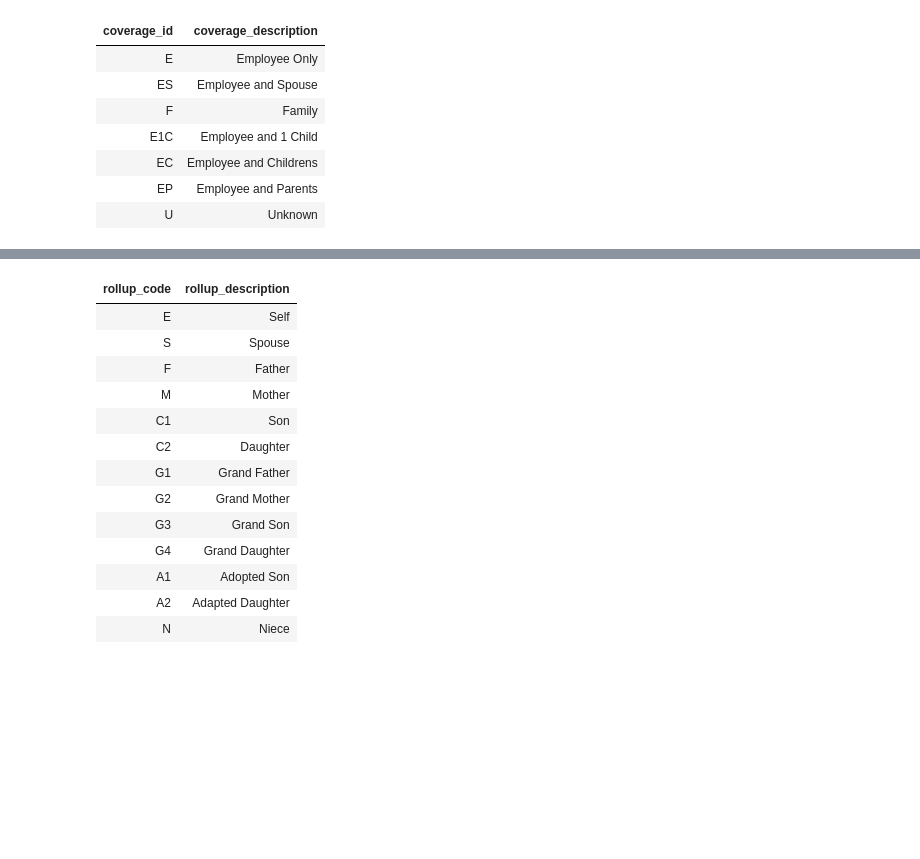
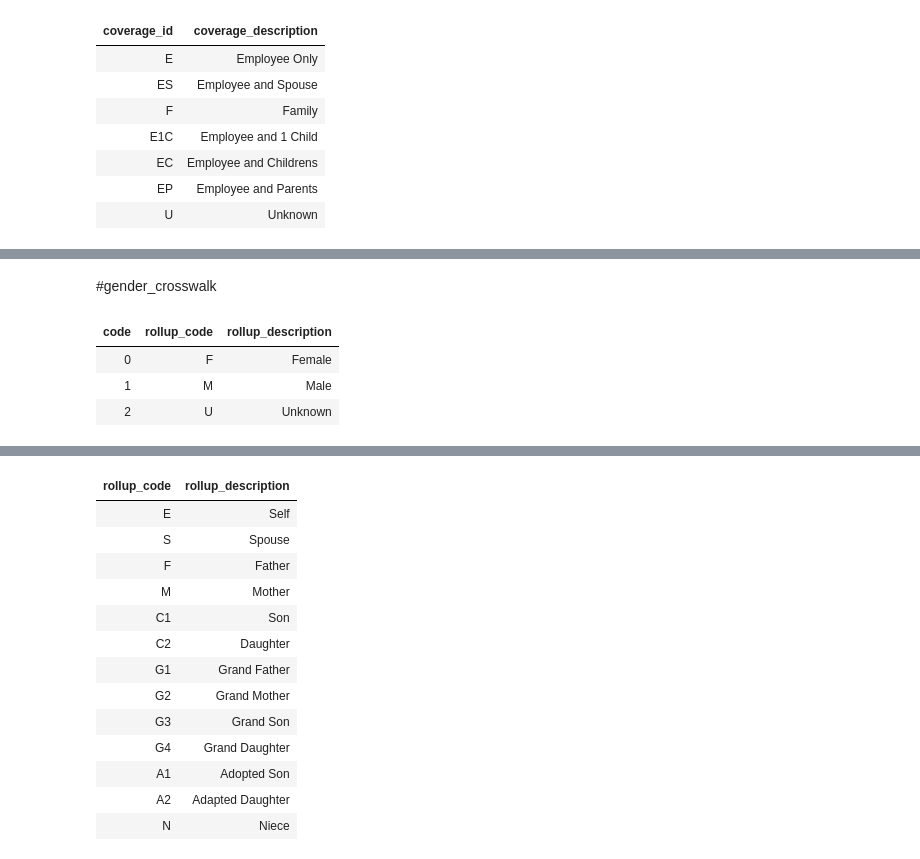
Before and after one commit to cezanekarki/Bootcamp-Tasks, a Jupyter notebook: US HealthCare Project/US_healthcare_mock_data_project.ipynb, the cells around one changed output, grey strips where cells are left out. Cells and saved outputs as stored; diff of their text form; code cells hidden in the pictures; blank space fills up the shorter version.

```diff
--- a/US HealthCare Project/US_healthcare_mock_data_project.ipynb
+++ b/US HealthCare Project/US_healthcare_mock_data_project.ipynb
@@ -83,0 +68,9 @@ group_crosswalk.show()
+# %% [markdown]
+#gender_crosswalk
+# %%
+display(gender_crosswalk)
+# %% [output]
+| code | rollup_code | rollup_description |
+| 0 | F | Female |
+| 1 | M | Male |
+| 2 | U | Unknown |
```
Also changed, not shown: parts of 27 cells of this notebook.
